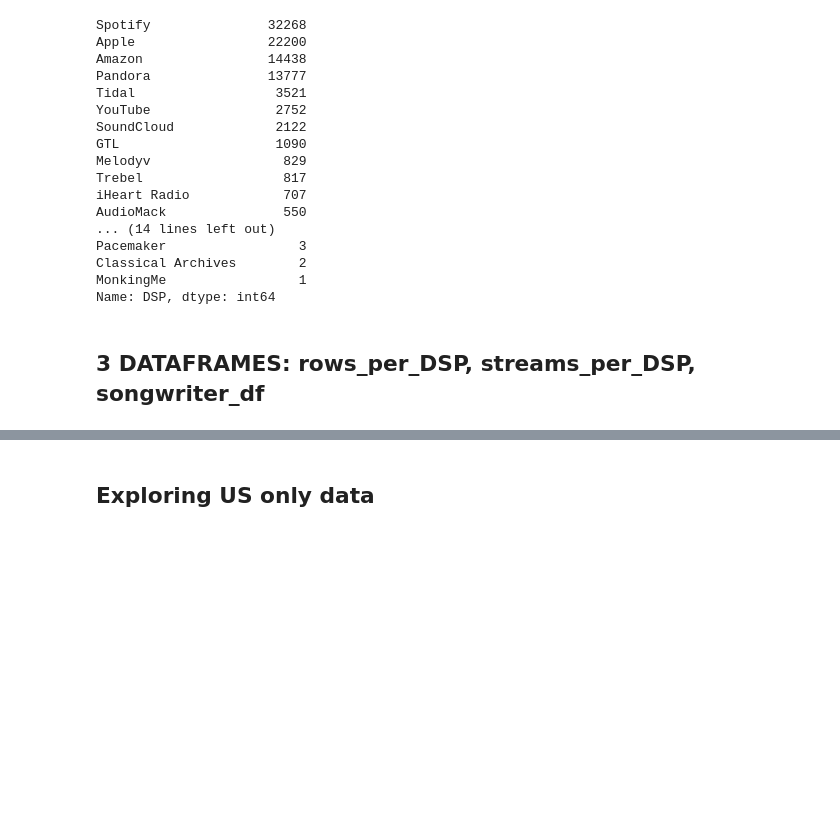
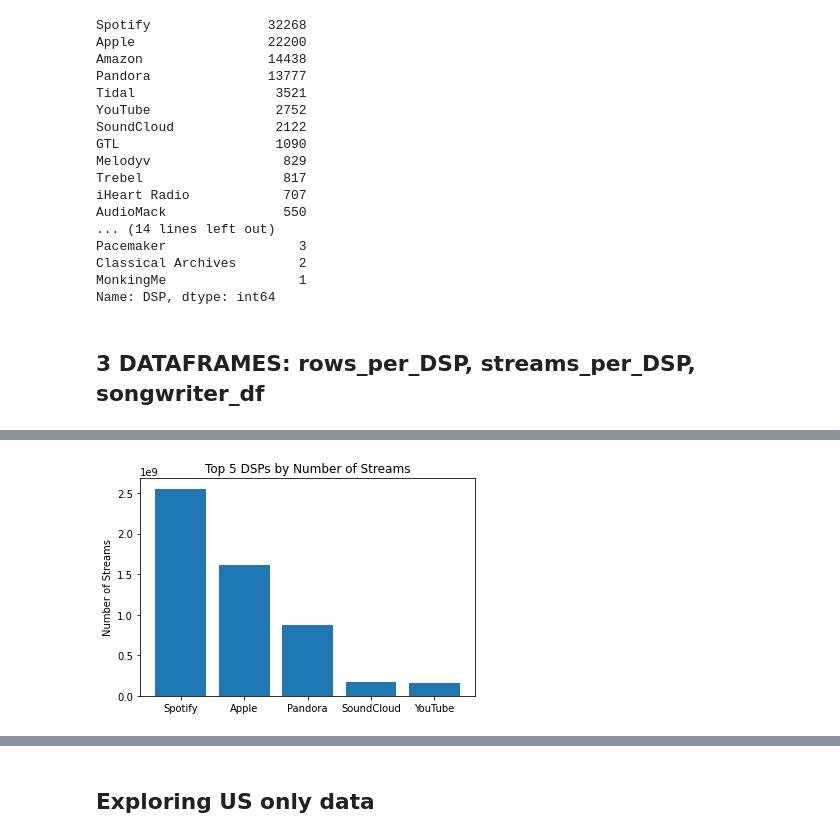
Before and after one commit to NSS-Data-Analytics-Cohort-6/mlc-project-nan-nagini, a Jupyter notebook: notebooks/mlc_jasmine.ipynb, the cells around one changed output, grey strips where cells are left out. Saved outputs shown, nothing was run; the diff lists cells and outputs as text; code cells hidden in the pictures; blank space fills up the shorter version.

```diff
--- a/notebooks/mlc_jasmine.ipynb
+++ b/notebooks/mlc_jasmine.ipynb
@@ -295,0 +339,7 @@ print(DSP_df2)
+# %%
+# Plot top 5 by Streams
+plt.bar(top_5.DSP, top_5.Streams_Per_DSP)
+plt.ylabel('Number of Streams') # Number of Streams times 10^9
+plt.title('Top 5 DSPs by Number of Streams');
+# %% [output]
+[figure, added]
```
Also changed, not shown: parts of 30 cells of this notebook.
